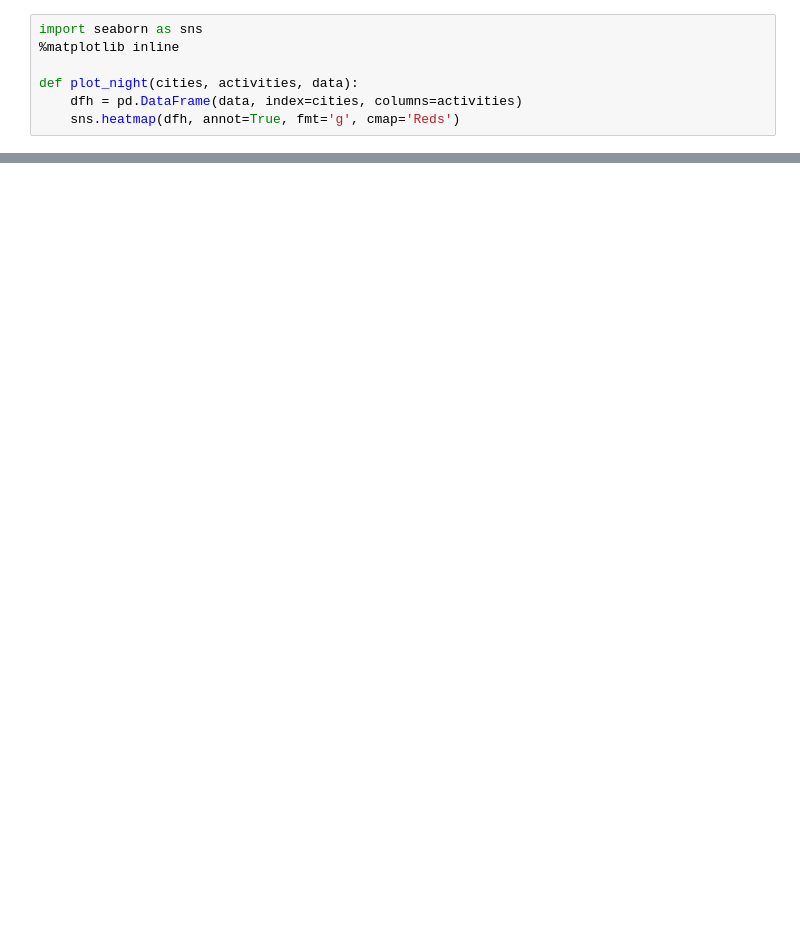
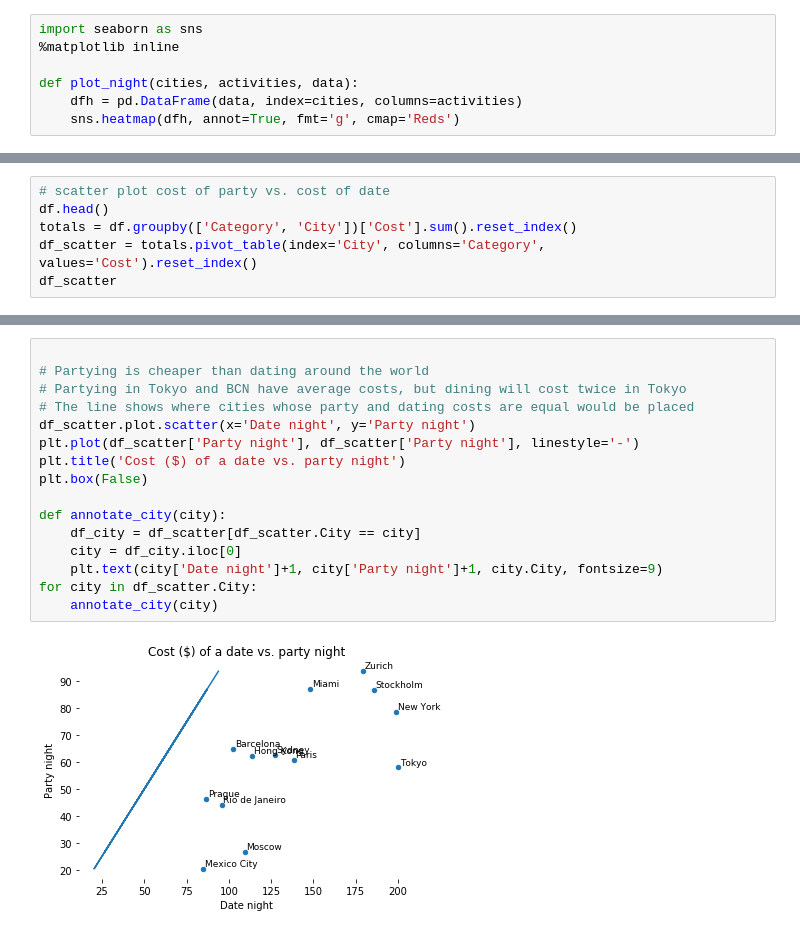
Before and after one commit to fizquierdo/Viz, a Jupyter notebook: make-over-monday/week48-cost-of-night-out/cost-night-out.ipynb, the cells around one changed output, grey strips where cells are left out. Cells and saved outputs as stored; diff of their text form; blank space fills up the shorter version.

```diff
--- a/make-over-monday/week48-cost-of-night-out/cost-night-out.ipynb
+++ b/make-over-monday/week48-cost-of-night-out/cost-night-out.ipynb
@@ -63,0 +51,6 @@ plot_night(cities, activities, data)
+# %%
+# scatter plot cost of party vs. cost of date
+df.head()
+totals = df.groupby(['Category', 'City'])['Cost'].sum().reset_index()
+df_scatter = totals.pivot_table(index='City', columns='Category', values='Cost').reset_index()
+df_scatter
@@ -63,0 +72,18 @@ plot_night(cities, activities, data)
+# %%
+
+# Partying is cheaper than dating around the world
+# Partying in Tokyo and BCN have average costs, but dining will cost twice in Tokyo
+# The line shows where cities whose party and dating costs are equal would be placed
+df_scatter.plot.scatter(x='Date night', y='Party night')
+plt.plot(df_scatter['Party night'], df_scatter['Party night'], linestyle='-')
+plt.title('Cost ($) of a date vs. party night')
+plt.box(False)
+
+def annotate_city(city):
+    df_city = df_scatter[df_scatter.City == city]
+    city = df_city.iloc[0]
+    plt.text(city['Date night']+1, city['Party night']+1, city.City, fontsize=9)
+for city in df_scatter.City:
+    annotate_city(city)
+# %% [output]
+[figure, added]
```
Also changed, not shown: parts of 10 cells of this notebook.
